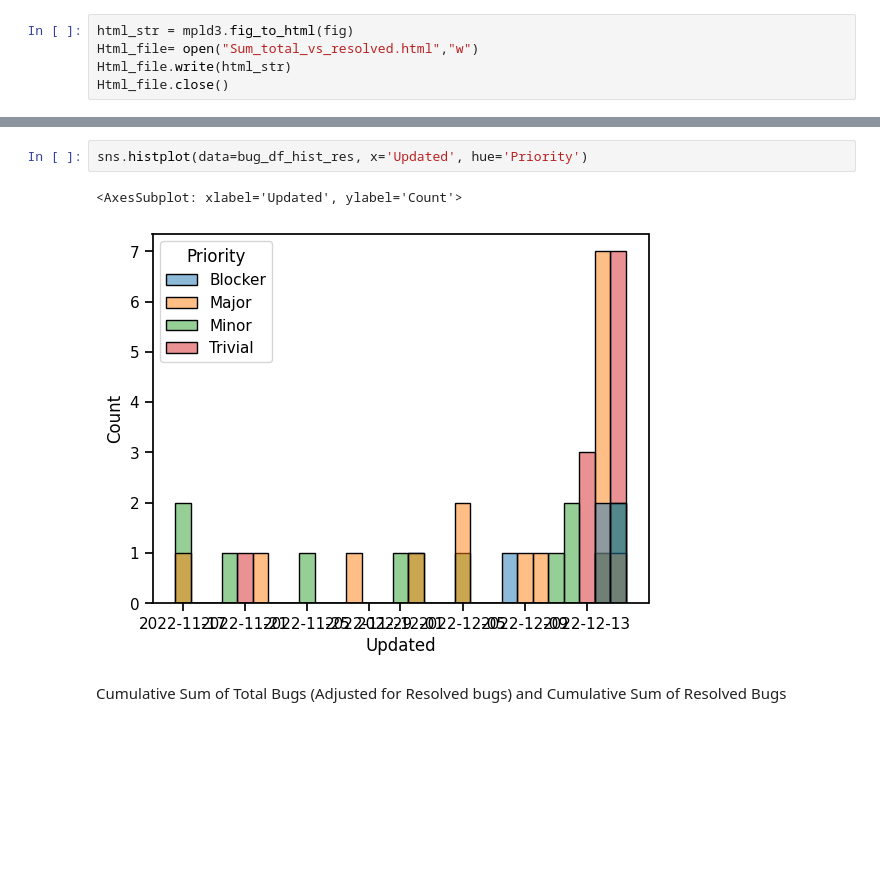
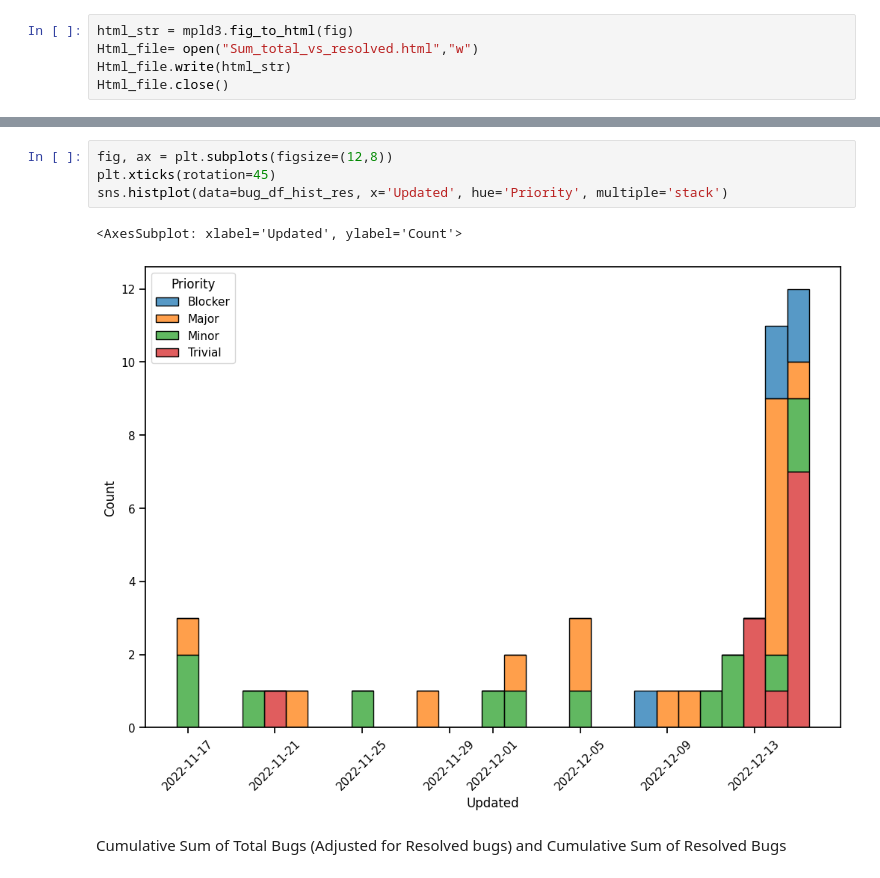
Before and after one commit to jakedaylong/Bug-Reports, a Jupyter notebook: burndown by week.ipynb, the cells around one changed output, grey strips where cells are left out. Drawn from its saved outputs; the diff is of its cells as text; blank space fills up the shorter version.

```diff
--- a/burndown by week.ipynb
+++ b/burndown by week.ipynb
@@ -151,9 +151,11 @@ bug_df_hist_res.head()
 | CP-71628 | Report a Bug | Jake Daylong | 2022-12-07 | NMFCNO validation needs to be rem... | In Progress | Blocker | NaN | 2022-12-14 | Venakata Rao Nakka |
 | CP-72117 | Report a Bug | Jake Daylong | 2022-12-14 | Batch Ship Requests are not proce... | In Progress | Blocker | NaN | 2022-12-15 | suresh.katta |
 # %%
-sns.histplot(data=bug_df_hist_res, x='Updated', hue='Priority')
+fig, ax = plt.subplots(figsize=(12,8))
+plt.xticks(rotation=45)
+sns.histplot(data=bug_df_hist_res, x='Updated', hue='Priority', multiple='stack')
 # %% [output]
 <AxesSubplot: xlabel='Updated', ylabel='Count'>
-[figure, old version]
+[figure, new version]
 # %% [markdown]
 Cumulative Sum of Total Bugs (Adjusted for Resolved bugs) and Cumulative Sum of Resolved Bugs
```
Also changed, not shown: parts of 1 cell of this notebook, 11 other files.
